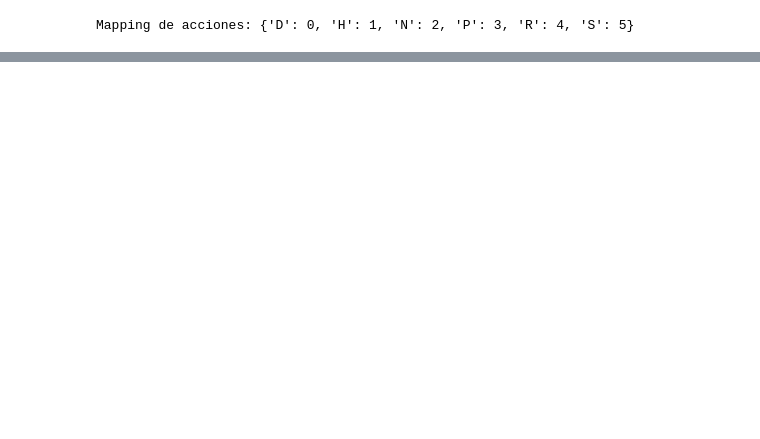
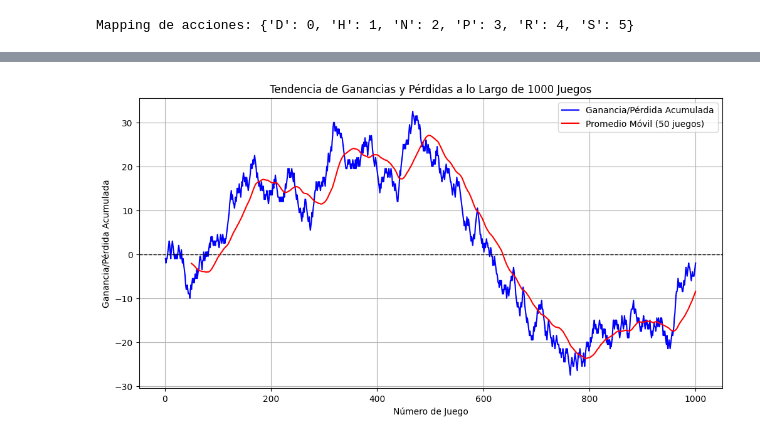
Before and after one commit to andresquez/AIBlackJack, a Jupyter notebook: AIBlackJackV2.ipynb, the cells around one changed output, grey strips where cells are left out. Saved outputs shown, nothing was run; the diff lists cells and outputs as text; code cells hidden in the pictures; blank space fills up the shorter version.

```diff
--- a/AIBlackJackV2.ipynb
+++ b/AIBlackJackV2.ipynb
@@ -834,0 +883,61 @@ Acciones tomadas: ['D']
+# %%
+# Inicializar el deck, run_count y true_count
+num_decks = 6
+deck = create_deck(num_decks)
+run_count = 0
+true_count = 0
+
+# Simular 1000 juegos
+num_games = 1000
+results = {'win': 0, 'loss': 0, 'draw': 0}
+profit_loss = []
+cumulative_profit_loss = []
+cumulative_total = 0
+
+for game_number in range(1, num_games + 1):
+    result, player_actions, player_hand, dealer_hand, deck, run_count, true_count, bet_multiplier = simulate_game(
+        model, scaler, encoder, deck, run_count, true_count, num_decks=num_decks)
+    results[result] += 1
+
+    # Calcular la ganancia/pérdida del juego
+    if result == 'win':
+        gain = 1 * bet_multiplier
+        if is_blackjack(player_hand):
+            gain = 1.5 * bet_multiplier  # Ajustar si se aplica el multiplicador
+    elif result == 'loss':
+        gain = -1 * bet_multiplier
+    else:
+        gain = 0  # Para empates
+
+    cumulative_total += gain
+    profit_loss.append(gain)
+    cumulative_profit_loss.append(cumulative_total)
+
+# Mostrar resultados totales
+print(f"\nResultados totales de {num_games} juegos:")
+print(f"Victorias: {results['win']}")
+print(f"Derrotas: {results['loss']}")
+print(f"Empates: {results['draw']}")
+print(f"Ganancia/Pérdida total: {cumulative_total}")
+print(f"Tasa de victoria: {results['win']/num_games * 100:.2f}%")
+
+# Graficar la tendencia de ganancias y pérdidas
+import matplotlib.pyplot as plt
+import pandas as pd
+
+plt.figure(figsize=(12, 6))
+plt.plot(range(1, num_games + 1), cumulative_profit_loss, label='Ganancia/Pérdida Acumulada', color='blue')
+plt.title('Tendencia de Ganancias y Pérdidas a lo Largo de 1000 Juegos')
+plt.xlabel('Número de Juego')
+plt.ylabel('Ganancia/Pérdida Acumulada')
+plt.axhline(0, color='black', linestyle='--', linewidth=1)
+plt.grid(True)
+plt.legend()
+
+# Calcular el promedio móvil para suavizar la curva
+window_size = 50
+moving_average = pd.Series(cumulative_profit_loss).rolling(window=window_size).mean()
+plt.plot(range(1, num_games + 1), moving_average, color='red', label=f'Promedio Móvil ({window_size} juegos)')
+plt.legend()
+plt.show()
+# %% [output]
@@ -834,0 +961 @@ Acciones tomadas: ['D']
+[figure, added]
```
Also changed, not shown: parts of 14 cells of this notebook, 1 other file.
